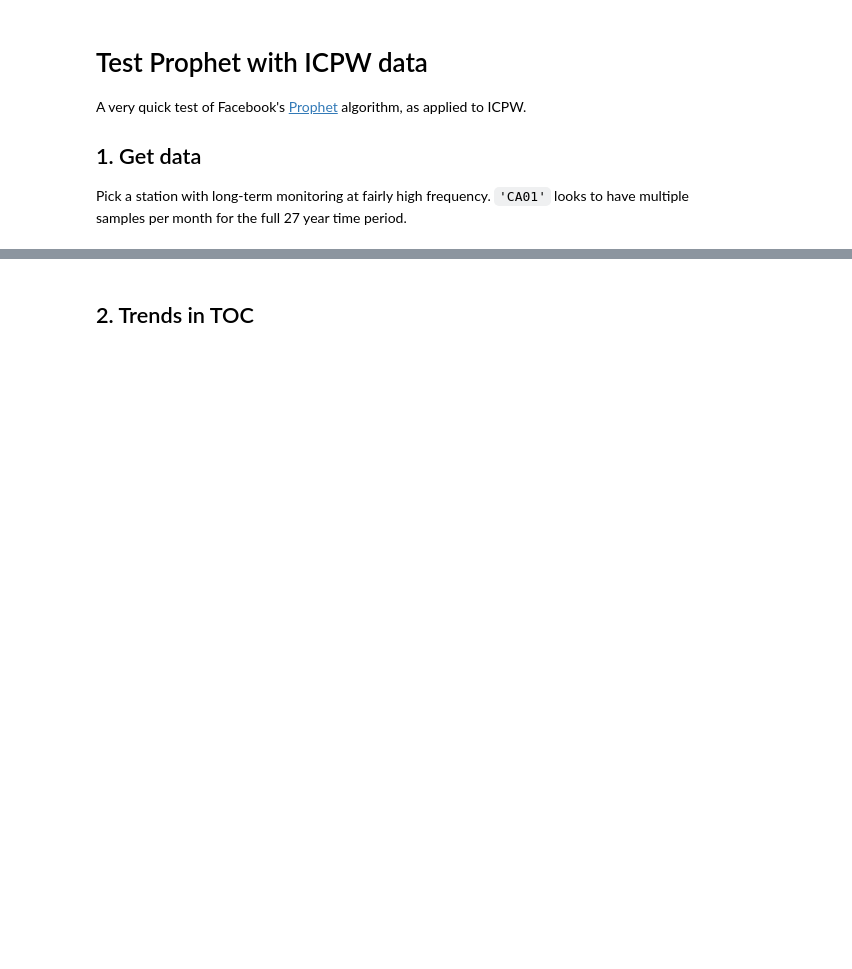
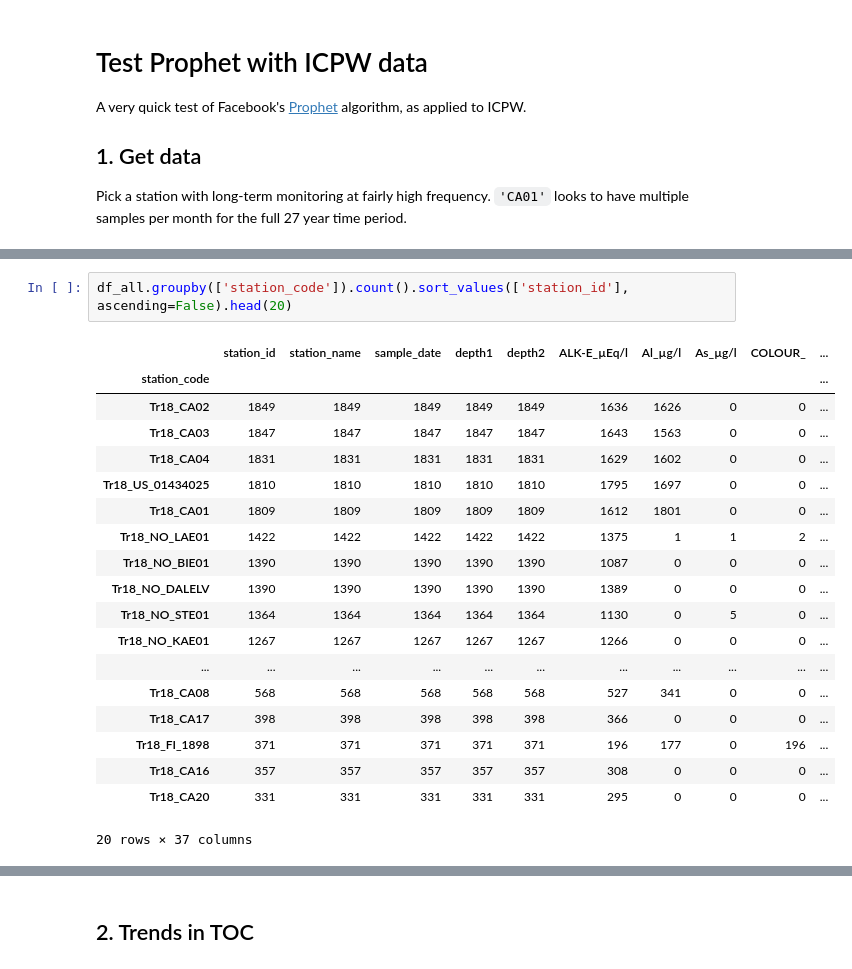
Before and after one commit to JamesSample/icpw, a Jupyter notebook: prophet_test.ipynb, the cells around one changed output, grey strips where cells are left out. Drawn from its saved outputs; the diff is of its cells as text; blank space fills up the shorter version.

```diff
--- a/prophet_test.ipynb
+++ b/prophet_test.ipynb
@@ -22,4 +24,26 @@ df.head()
 | 3 | 38085 | Tr18_CA01 | Ontario, Algoma Region, Batchawan... | 1990-01-24 | 0 | 0 | 56.6 | 76.8 | NaN | ... |
 | 4 | 38085 | Tr18_CA01 | Ontario, Algoma Region, Batchawan... | 1990-01-31 | 0 | 0 | 59.9 | 124.2 | NaN | ... |
 5 rows × 38 columns
+# %%
+df_all.groupby(['station_code']).count().sort_values(['station_id'], ascending=False).head(20)
+# %% [output]
+|  | station_id | station_name | sample_date | depth1 | depth2 | ALK-E_µEq/l | Al_µg/l | As_µg/l | COLOUR_ | ... |
+| station_code |  |  |  |  |  |  |  |  |  | ... |
+| Tr18_CA02 | 1849 | 1849 | 1849 | 1849 | 1849 | 1636 | 1626 | 0 | 0 | ... |
+| Tr18_CA03 | 1847 | 1847 | 1847 | 1847 | 1847 | 1643 | 1563 | 0 | 0 | ... |
+| Tr18_CA04 | 1831 | 1831 | 1831 | 1831 | 1831 | 1629 | 1602 | 0 | 0 | ... |
+| Tr18_US_01434025 | 1810 | 1810 | 1810 | 1810 | 1810 | 1795 | 1697 | 0 | 0 | ... |
+| Tr18_CA01 | 1809 | 1809 | 1809 | 1809 | 1809 | 1612 | 1801 | 0 | 0 | ... |
+| Tr18_NO_LAE01 | 1422 | 1422 | 1422 | 1422 | 1422 | 1375 | 1 | 1 | 2 | ... |
+| Tr18_NO_BIE01 | 1390 | 1390 | 1390 | 1390 | 1390 | 1087 | 0 | 0 | 0 | ... |
+| Tr18_NO_DALELV | 1390 | 1390 | 1390 | 1390 | 1390 | 1389 | 0 | 0 | 0 | ... |
+| Tr18_NO_STE01 | 1364 | 1364 | 1364 | 1364 | 1364 | 1130 | 0 | 5 | 0 | ... |
+| Tr18_NO_KAE01 | 1267 | 1267 | 1267 | 1267 | 1267 | 1266 | 0 | 0 | 0 | ... |
+| ... | ... | ... | ... | ... | ... | ... | ... | ... | ... | ... |
+| Tr18_CA08 | 568 | 568 | 568 | 568 | 568 | 527 | 341 | 0 | 0 | ... |
+| Tr18_CA17 | 398 | 398 | 398 | 398 | 398 | 366 | 0 | 0 | 0 | ... |
+| Tr18_FI_1898 | 371 | 371 | 371 | 371 | 371 | 196 | 177 | 0 | 196 | ... |
+| Tr18_CA16 | 357 | 357 | 357 | 357 | 357 | 308 | 0 | 0 | 0 | ... |
+| Tr18_CA20 | 331 | 331 | 331 | 331 | 331 | 295 | 0 | 0 | 0 | ... |
+20 rows × 37 columns
 # %%
```
Also changed, not shown: parts of 13 cells of this notebook.
